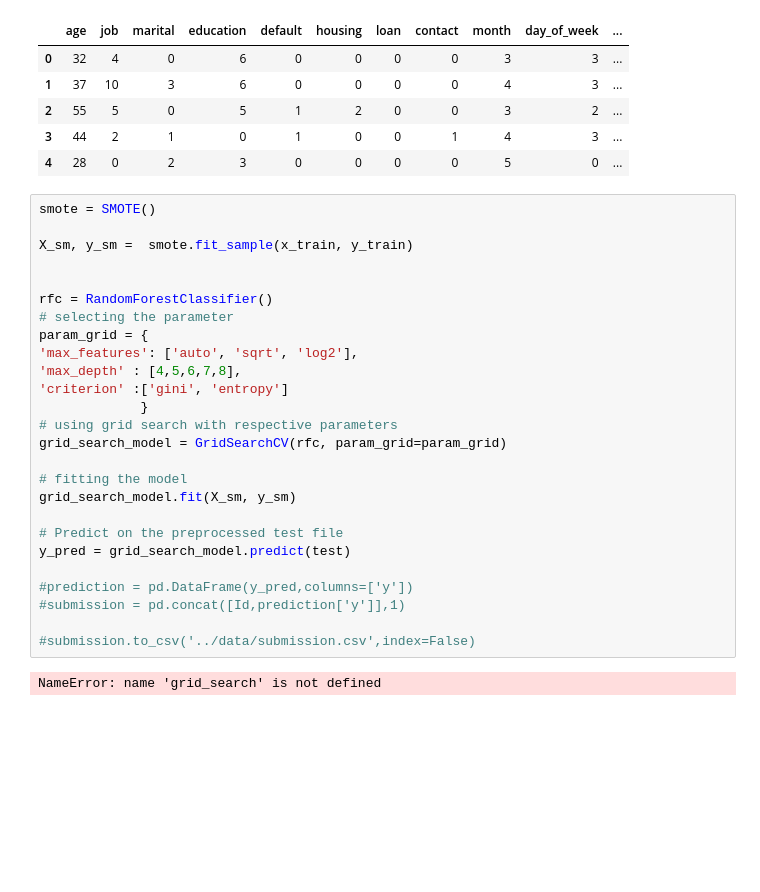
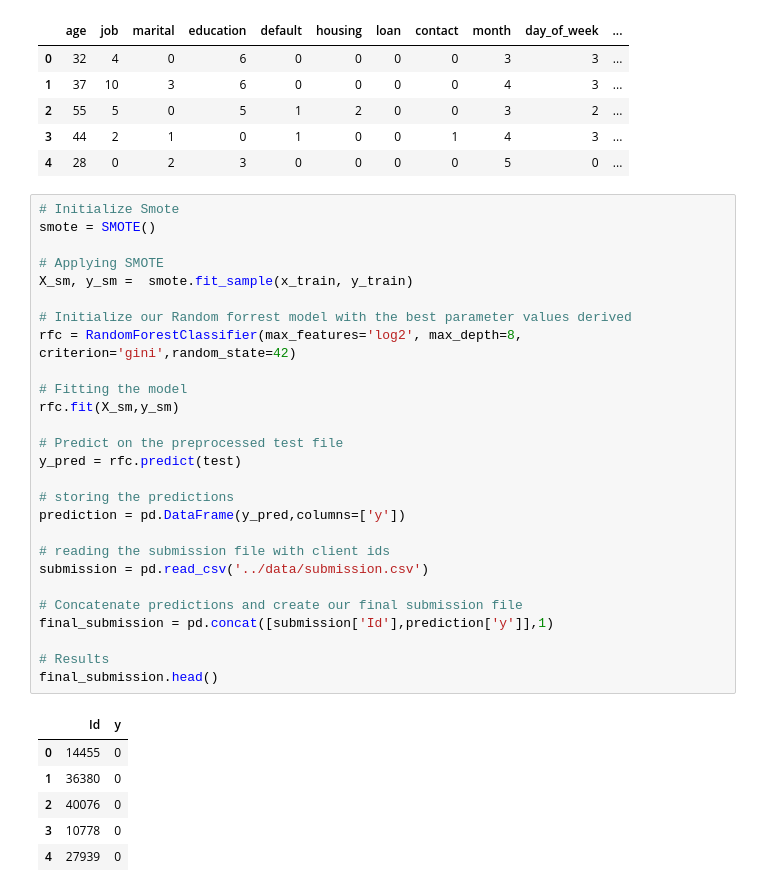
Before and after one commit to commit-live-students/Bootcamp_Problem_Statement, a Jupyter notebook: notebook/Day 3 Notebook.ipynb, the cells around one changed output. Saved outputs shown, nothing was run; the diff lists cells and outputs as text; blank space fills up the shorter version.

```diff
--- a/notebook/Day 3 Notebook.ipynb
+++ b/notebook/Day 3 Notebook.ipynb
@@ -321,30 +309,36 @@ test.head()
 | 3 | 44 | 2 | 1 | 0 | 1 | 0 | 0 | 1 | 4 | 3 | ... |
 | 4 | 28 | 0 | 2 | 3 | 0 | 0 | 0 | 0 | 5 | 0 | ... |
 # %%
+# Initialize Smote
 smote = SMOTE()
 
+# Applying SMOTE
 X_sm, y_sm =  smote.fit_sample(x_train, y_train)
 
+# Initialize our Random forrest model with the best parameter values derived
+rfc = RandomForestClassifier(max_features='log2', max_depth=8, criterion='gini',random_state=42)
 
-rfc = RandomForestClassifier()
-# selecting the parameter
-param_grid = {
-'max_features': ['auto', 'sqrt', 'log2'],
-'max_depth' : [4,5,6,7,8],
-'criterion' :['gini', 'entropy']
-             }
-# using grid search with respective parameters
-grid_search_model = GridSearchCV(rfc, param_grid=param_grid)
-
-# fitting the model
-grid_search_model.fit(X_sm, y_sm)
+# Fitting the model
+rfc.fit(X_sm,y_sm)
 
 # Predict on the preprocessed test file
-y_pred = grid_search_model.predict(test)
+y_pred = rfc.predict(test)
 
-#prediction = pd.DataFrame(y_pred,columns=['y'])
-#submission = pd.concat([Id,prediction['y']],1)
+# storing the predictions
+prediction = pd.DataFrame(y_pred,columns=['y'])
 
-#submission.to_csv('../data/submission.csv',index=False)
+# reading the submission file with client ids
+submission = pd.read_csv('../data/submission.csv')
+
+# Concatenate predictions and create our final submission file
+final_submission = pd.concat([submission['Id'],prediction['y']],1)
+
+# Results
+final_submission.head()
 # %% [output]
-NameError: name 'grid_search' is not defined
+|  | Id | y |
+| 0 | 14455 | 0 |
+| 1 | 36380 | 0 |
+| 2 | 40076 | 0 |
+| 3 | 10778 | 0 |
+| 4 | 27939 | 0 |
```
Also changed, not shown: parts of 10 cells of this notebook, 1 other file.
